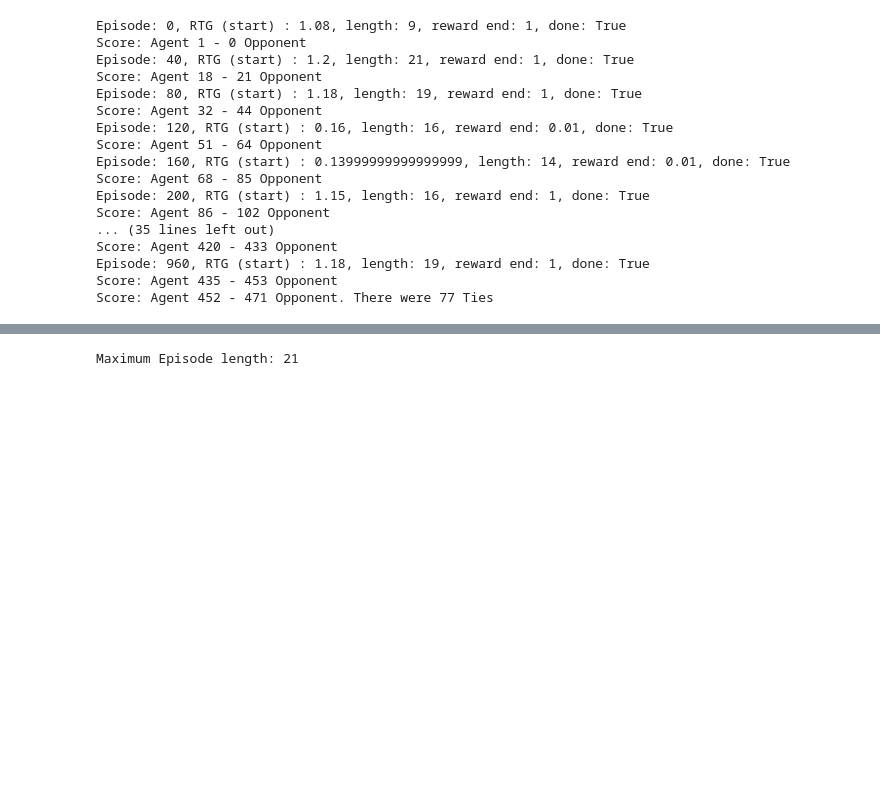
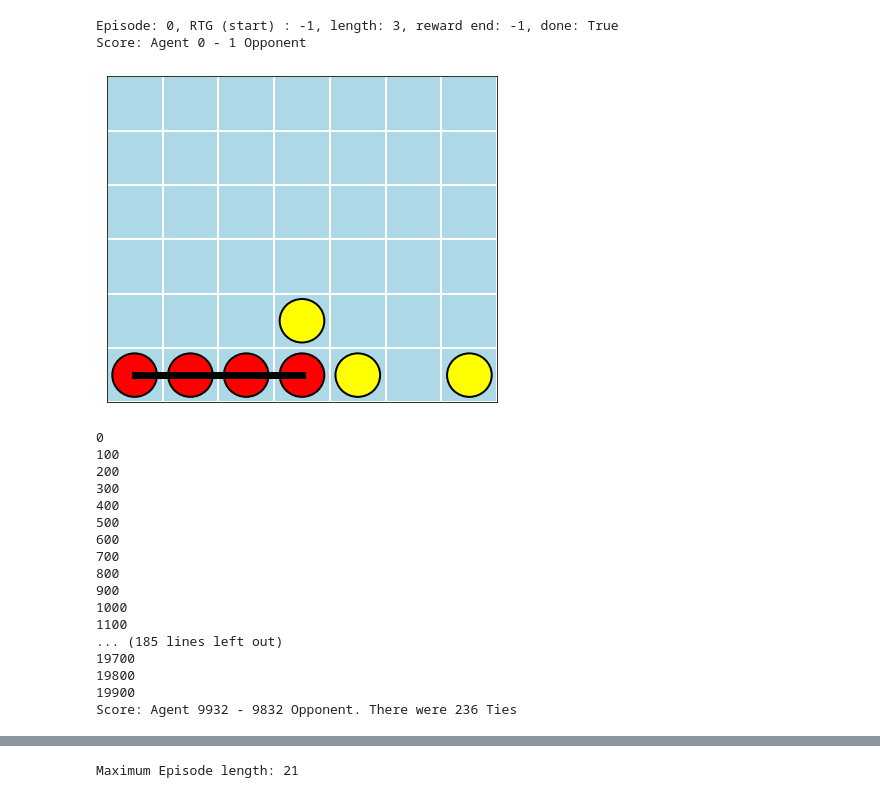
Before and after one commit to odudler/dl2023, a Jupyter notebook: dt_notebook.ipynb, the cells around one changed output, grey strips where cells are left out. Cells and saved outputs as stored; diff of their text form; code cells hidden in the pictures; blank space fills up the shorter version.

```diff
--- a/dt_notebook.ipynb
+++ b/dt_notebook.ipynb
@@ -33,24 +33,28 @@ from transformers import DecisionTransformerConfig, DecisionTransformerModel, Tr
 GENERATE_TRAJECTORIES = True #Set if you want to load from file or generate them here
 
 # NOTE: Filename style: {agent_name}{input_params}_vs_{opponent_name}{input_params}_num{NUM_TRAJ}.pkl
-file_to_load_from = 'minimax0_3_vs_minimax0_3_num1000.pkl' #Define file from where to load the trajectories
-file_to_store_to = 'minimax0_3_vs_minimax0_3_num1000.pkl' #Define file to where we should store the generated trajectories
+file_to_load_from = 'minimax0_2_vs_minimax0_2_num500.pkl' #Define file from where to load the trajectories
+file_to_store_to = 'random100k.pkl' #Define file to where we should store the generated trajectories
+
+AGENT = 1
+OPPONENT = 2
+# Number of created trajectories
+NUM_TRAJ = 100000
 
 if GENERATE_TRAJECTORIES:
     # Generate T_offline (offline Trajectories for the offline initialization of the replay buffer)
     # NOTE: alternative would be to initialize with either Random Trajs, or with Traj.s from DQN Agent / CQL Agent
     # NOTE: Corresponding paper: https://arxiv.org/pdf/2202.05607.pdf
 
-    AGENT = 1
-    OPPONENT = 2
-    # Number of created trajectories
-    NUM_TRAJ = 1000
+
     offline_trajectories = []
 
     #Initialize Environment and Agent
     env = Env()
-    agent = MinimaxAgent(env, epsilon=0.3, whoami=AGENT)
-    opponent = MinimaxAgent(env, epsilon=0.3, whoami=OPPONENT)
+    # agent = MinimaxAgent(env, depth=2, epsilon=0.2, player=1)
+    # opponent = MinimaxAgent(env, depth=2, epsilon=0.2, player=2)
+    agent = MinimaxAgent(env, depth=2, epsilon=1, player=1)
+    opponent = MinimaxAgent(env, depth=2, epsilon=1, player=2)
 
     agent_won = 0
     agent_lost = 0
@@ -78,6 +82,9 @@ if GENERATE_TRAJECTORIES:
                 action = agent.act(env.field)
                 valid, reward, finished = agent.env.step(action, AGENT)
 
+                #env.render_pretty()
+
+
                 # Update current Trajectory
                 #Flatten the state to be a 42-entry 1 dimensional array
                 states.append(np.ravel(state))
@@ -96,58 +103,67 @@ if GENERATE_TRAJECTORIES:
             valid, _, finished = opponent.env.step(action, OPPONENT)
 
             if finished != -1:
+                if finished == OPPONENT:
+                    #TODO this is hacky, if this happens the opponent won and we need to set the last reward for the agent..
+                    rewards[-1] = -1
                 break
 
         # The Flag if the Episode is finished is False for n-1 steps and True for the last step obviously..
         dones = ([False] * (len(rewards)-1)) + [True]
 
         assert len(states) == len(actions)
         assert len(actions) == len(rewards)
         assert len(dones) == len(rewards)
         length = len(states)
         RTGs = utils.calculate_RTG(rewards)
         traj = [length, states, actions, rewards, RTGs, dones]
         offline_trajectories.append(traj)
 
         #Keep track of statistics
         if finished == 1:
             agent_won+=1
         elif finished == 2:
             agent_lost+=1
 
-        if i % int(NUM_TRAJ/25) == 0:
+        if i % NUM_TRAJ/3 == 0:
             print(f"Episode: {i}, RTG (start) : {RTGs[0]}, length: {length}, reward end: {rewards[-1]}, done: {dones[-1]}")
             print(f"Score: Agent {agent_won} - {agent_lost} Opponent")
-            #env.render_pretty()
+            env.render_pretty()
+            # print(traj)
         env.reset()
+        if i % 100 == 0:
+            print(i)
 
     # Final score
     print(f"Score: Agent {agent_won} - {agent_lost} Opponent. There were {NUM_TRAJ - agent_won - agent_lost} Ties")
 
     # Sort offline buffer such that the order is descending in RTGs
     # [4][0] is the first RTG of the trajectory
     sorted_offline_trajectories = sorted(offline_trajectories, key=lambda x: x[4][0], reverse = True)
 
 
     #TODO: We currently only use one side of the table for generating trajectories, we could generate twice as many by also storing the trajectories from the "enemys POV"
 # %% [output]
-Episode: 0, RTG (start) : 1.08, length: 9, reward end: 1, done: True
-Score: Agent 1 - 0 Opponent
-Episode: 40, RTG (start) : 1.2, length: 21, reward end: 1, done: True
-Score: Agent 18 - 21 Opponent
-Episode: 80, RTG (start) : 1.18, length: 19, reward end: 1, done: True
-Score: Agent 32 - 44 Opponent
-Episode: 120, RTG (start) : 0.16, length: 16, reward end: 0.01, done: True
-Score: Agent 51 - 64 Opponent
-Episode: 160, RTG (start) : 0.13999999999999999, length: 14, reward end: 0.01, done: True
-Score: Agent 68 - 85 Opponent
-Episode: 200, RTG (start) : 1.15, length: 16, reward end: 1, done: True
-Score: Agent 86 - 102 Opponent
-... (35 lines left out)
-Score: Agent 420 - 433 Opponent
-Episode: 960, RTG (start) : 1.18, length: 19, reward end: 1, done: True
-Score: Agent 435 - 453 Opponent
-Score: Agent 452 - 471 Opponent. There were 77 Ties
+Episode: 0, RTG (start) : -1, length: 3, reward end: -1, done: True
+Score: Agent 0 - 1 Opponent
+[figure, added]
+0
+100
+200
+300
+400
+500
+600
+700
+800
+900
+1000
+1100
+... (185 lines left out)
+19700
+19800
+19900
+Score: Agent 9932 - 9832 Opponent. There were 236 Ties
 # %%
 if GENERATE_TRAJECTORIES:
     # HERE WE STORE TRAJECTORIES THAT WE PRODUCED ABOVE, OR ALREADY PRODUCED EARLIER!
```
Also changed, not shown: parts of 11 cells of this notebook, 49 other files.
